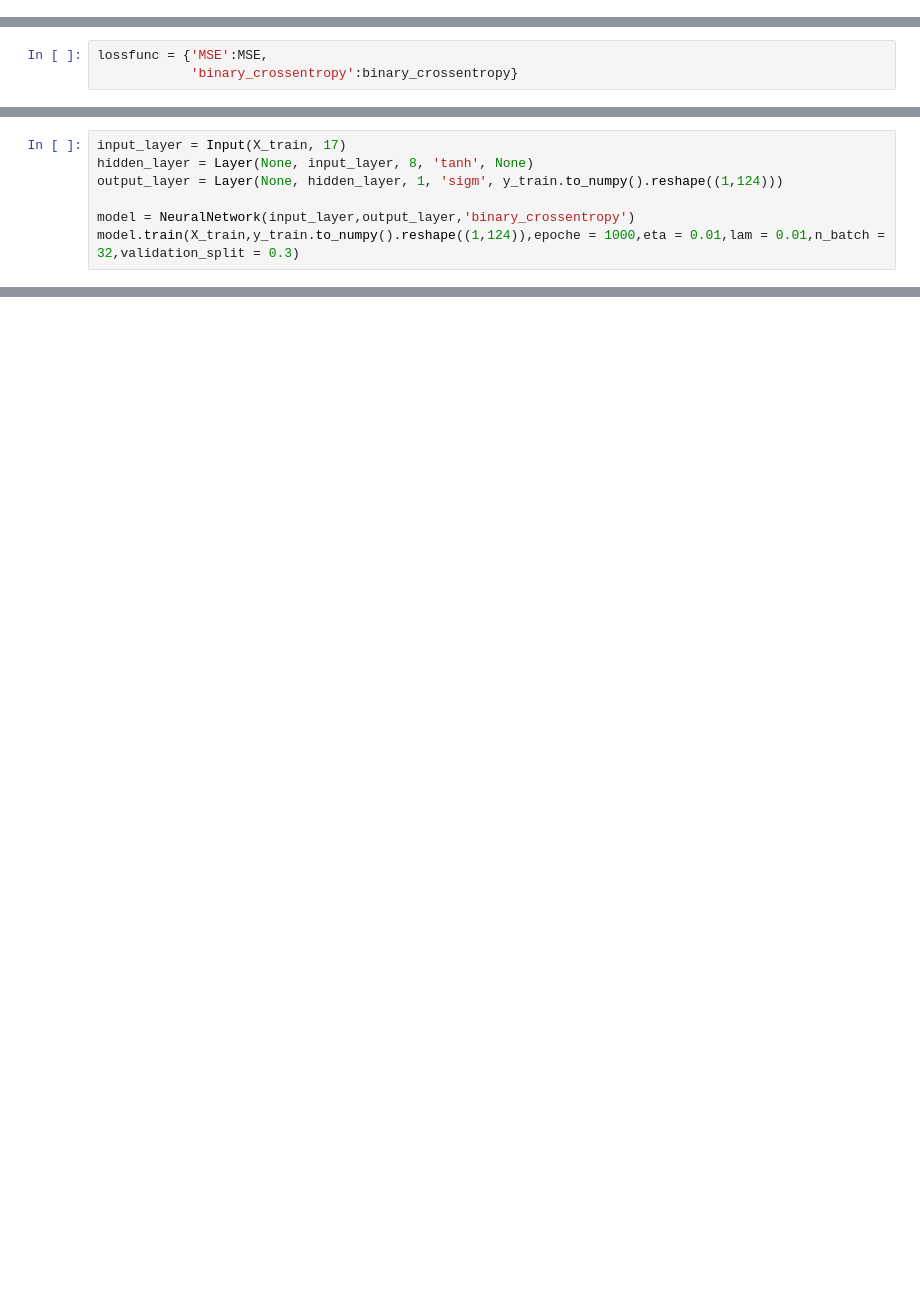
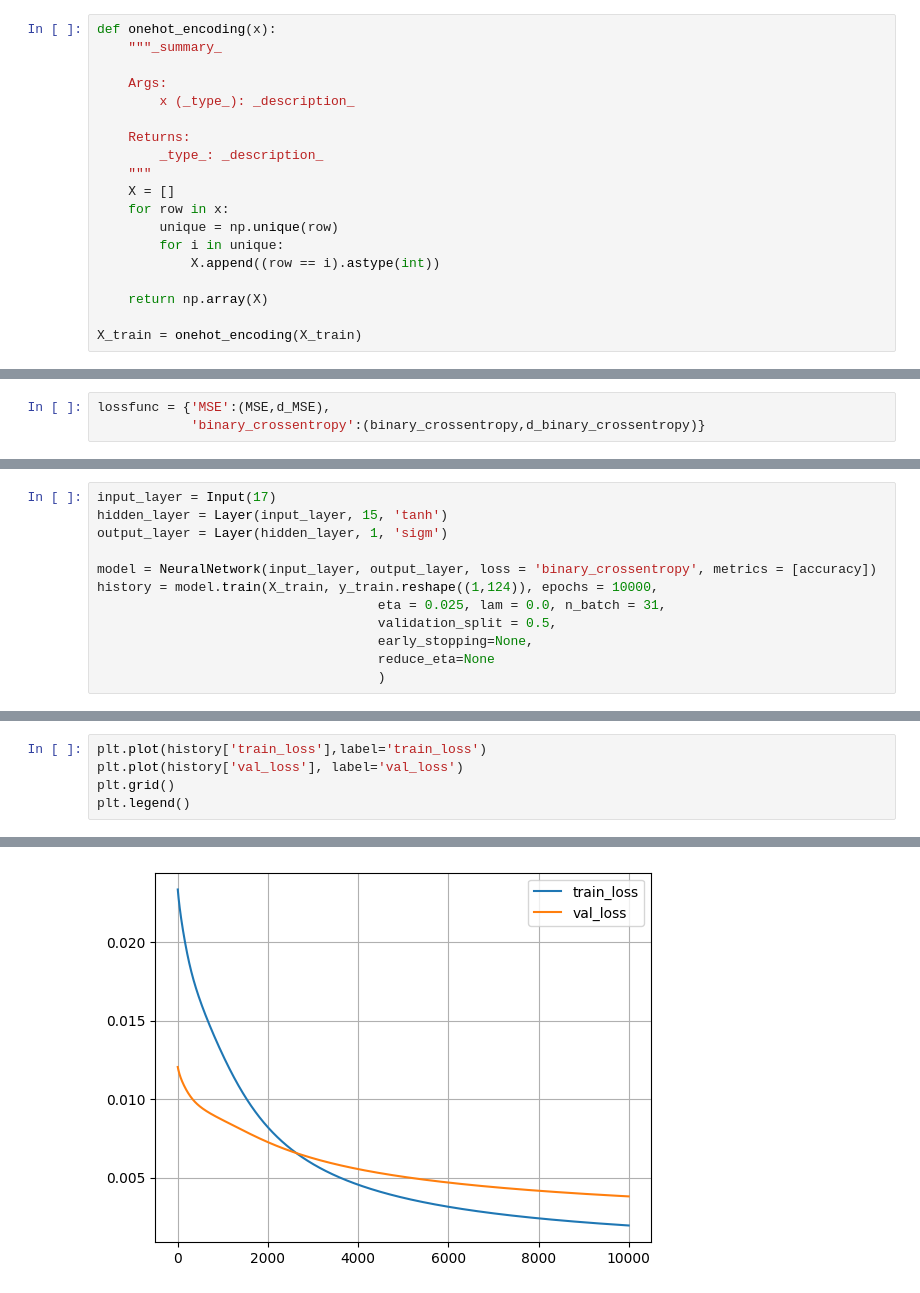
Before and after one commit to gmg00/ML_prj, a Jupyter notebook: notebooks/NeuralNetwork.ipynb, the cells around one changed output, grey strips where cells are left out. Drawn from its saved outputs; the diff is of its cells as text; blank space fills up the shorter version.

```diff
--- a/notebooks/NeuralNetwork.ipynb
+++ b/notebooks/NeuralNetwork.ipynb
@@ -30 +32,20 @@ y_train = y_train.T
+# %%
+def onehot_encoding(x):
+    """_summary_
+
+    Args:
+        x (_type_): _description_
+
+    Returns:
+        _type_: _description_
+    """
+    X = []
+    for row in x:
+        unique = np.unique(row)
+        for i in unique:
+            X.append((row == i).astype(int))
+
+    return np.array(X)
+
+X_train = onehot_encoding(X_train)
 # %%
@@ -207,3 +243,3 @@ class Input(Layer):
 # %%
-lossfunc = {'MSE':MSE,
-            'binary_crossentropy':binary_crossentropy}
+lossfunc = {'MSE':(MSE,d_MSE),
+            'binary_crossentropy':(binary_crossentropy,d_binary_crossentropy)}
@@ -270,8 +437,13 @@ class NeuralNetwork:
 # %%
-input_layer = Input(X_train, 17)
-hidden_layer = Layer(None, input_layer, 8, 'tanh', None)
-output_layer = Layer(None, hidden_layer, 1, 'sigm', y_train.to_numpy().reshape((1,124)))
+input_layer = Input(17)
+hidden_layer = Layer(input_layer, 15, 'tanh')
+output_layer = Layer(hidden_layer, 1, 'sigm')
 
-model = NeuralNetwork(input_layer,output_layer,'binary_crossentropy')
-model.train(X_train,y_train.to_numpy().reshape((1,124)),epoche = 1000,eta = 0.01,lam = 0.01,n_batch = 32,validation_split = 0.3)
+model = NeuralNetwork(input_layer, output_layer, loss = 'binary_crossentropy', metrics = [accuracy])
+history = model.train(X_train, y_train.reshape((1,124)), epochs = 10000,
+                                    eta = 0.025, lam = 0.0, n_batch = 31,
+                                    validation_split = 0.5,
+                                    early_stopping=None,
+                                    reduce_eta=None
+                                    )
 # %% [output]
@@ -287,0 +467,6 @@ model.train(X_train,y_train.to_numpy().reshape((1,124)),epoche = 1000,eta = 0.01
+# %%
+plt.plot(history['train_loss'],label='train_loss')
+plt.plot(history['val_loss'], label='val_loss')
+plt.grid()
+plt.legend()
+# %% [output]
@@ -287,0 +474 @@ model.train(X_train,y_train.to_numpy().reshape((1,124)),epoche = 1000,eta = 0.01
+[figure, added]
```
Also changed, not shown: parts of 25 cells of this notebook, 1 other file.
